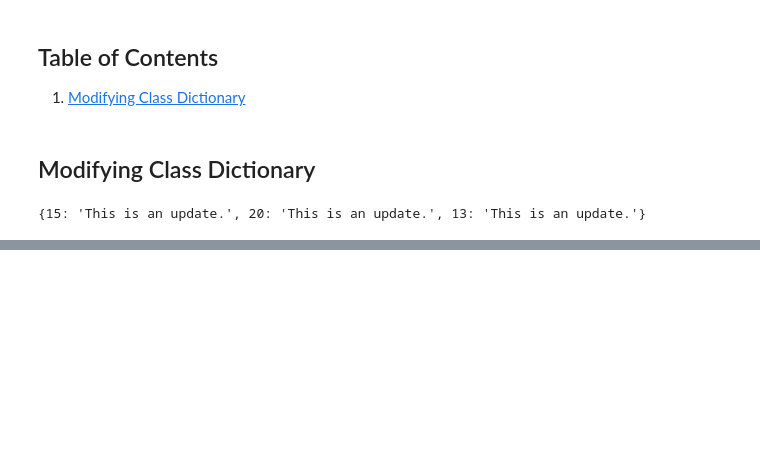
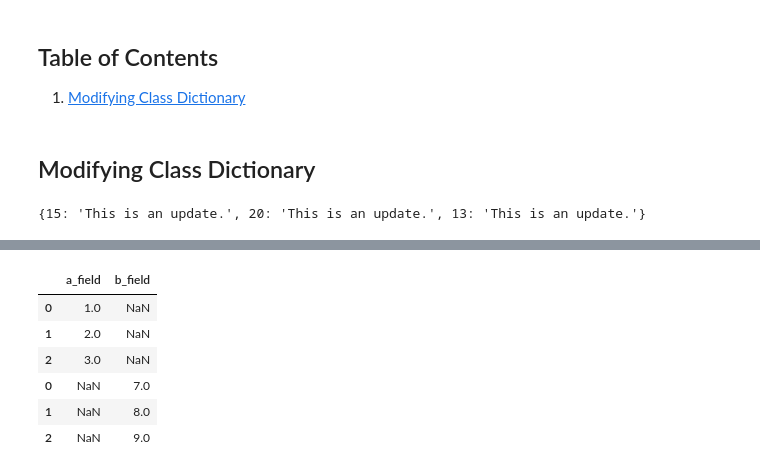
Before and after one commit to rebeccaebarnes/sql_analysis, a Jupyter notebook: sql_analysis_development.ipynb, the cells around one changed output, grey strips where cells are left out. Cells and saved outputs as stored; diff of their text form; code cells hidden in the pictures; blank space fills up the shorter version.

```diff
--- a/sql_analysis_development.ipynb
+++ b/sql_analysis_development.ipynb
@@ -35,0 +153,5 @@ tester.my_dict
+# %%
+df_a = pd.DataFrame({'a_field': [1, 2, 3]})
+df_b = pd.DataFrame({'b_field': [7, 8, 9]})
+
+test = pd.concat([df_a, df_b])
@@ -35,0 +166,10 @@ tester.my_dict
+# %%
+test
+# %% [output]
+|  | a_field | b_field |
+| 0 | 1.0 | NaN |
+| 1 | 2.0 | NaN |
+| 2 | 3.0 | NaN |
+| 0 | NaN | 7.0 |
+| 1 | NaN | 8.0 |
+| 2 | NaN | 9.0 |
```
Also changed, not shown: parts of 10 cells of this notebook, 1 other file.
